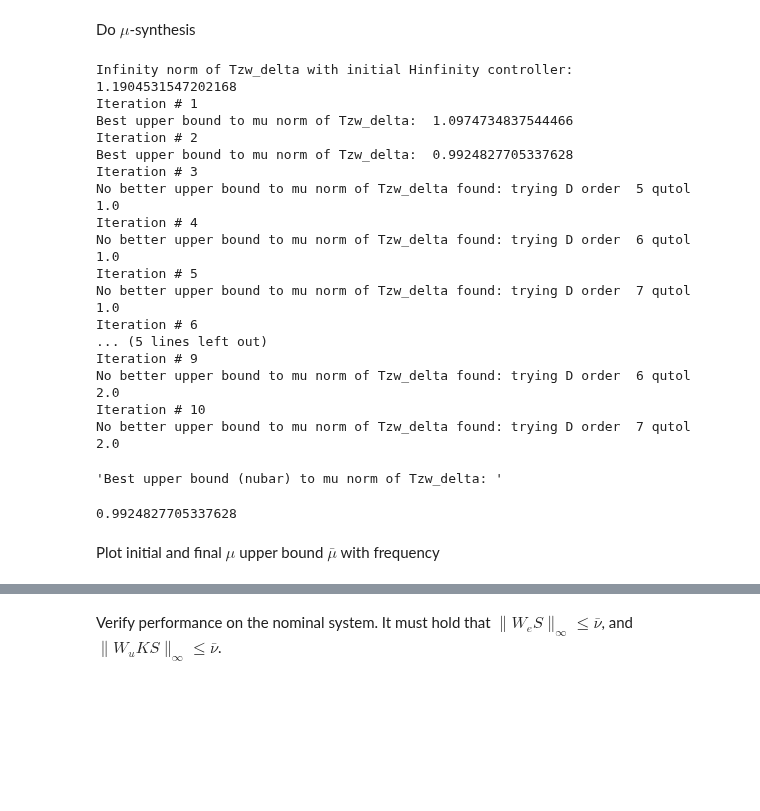
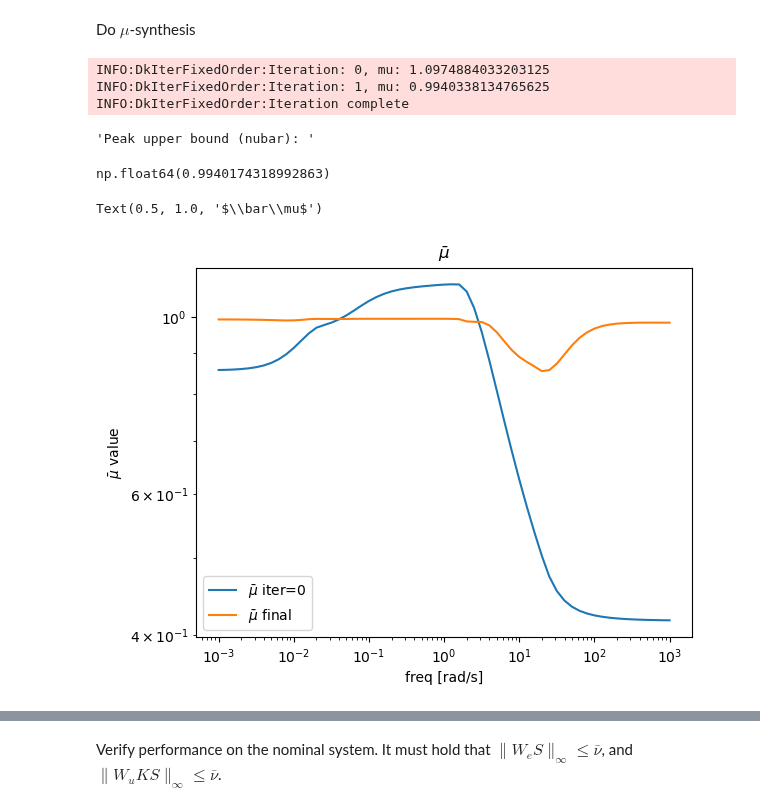
Before and after one commit to giannibi/rpc-scripts, a Jupyter notebook: examples/Part5/04 robust_performance_3.ipynb, the cells around one changed output, grey strips where cells are left out. Saved outputs shown, nothing was run; the diff lists cells and outputs as text; code cells hidden in the pictures; blank space fills up the shorter version.

```diff
--- a/examples/Part5/04 robust_performance_3.ipynb
+++ b/examples/Part5/04 robust_performance_3.ipynb
@@ -129,37 +132,53 @@ Do $\mu$-synthesis
 # %%
 # Controller I/O sizes
 f = 2
 
 # Extended uncertainty structure: two 2x2 uncertainty blocks and a 4x4 performance block
 nblock = np.array([2,2,4])
+structure = np.array([[2,2],[2,2],[4,4]])
 # This has to be == 2 (complex uncertainty) for each block (other values are not implemented)
 itype = np.array([2,2,2])
 
-# Do mu-synthesis via D-K iteration
+# Do mu-synthesis via D-K iteration (old implementation)
 # Note that we enforce reduction on the closed loop of each iteration. If we don't, numerical problems arise
 # for this problem instance
-K, best_nubar, init_mubar, best_mubar, gamma = rb.musyn(G, f, nblock, itype, omega)
+#K, best_nubar, init_mubar, best_mubar, gamma = rb.musyn(G, f, nblock, itype, omega)
 
-display("Best upper bound (nubar) to mu norm of Tzw_delta: ", best_nubar)
+# Do mu-synthesis using dkpy
+logging.basicConfig(level=logging.INFO)
+
+# Number of iterations
+numiter = 1
+
+# Do D-K iteration
+K, best_nubar, iter_results = rb.musyn_dkpy(G, f, f, structure, omega, order=4, numiter=numiter)
+
+# Close the loop and evaluate the mu upper bound for the obtained controller
+K.input_labels = ['y[0]','y[1]']
+K.output_labels = ['u[0]','u[1]']
+
+M = ct.interconnect([P, K, Wi1, Wi2, We, Wu, sumdelta1, sumdelta2, fbk, Wd],
+                    inputs=['wdelta1[0]','wdelta1[1]','wdelta2[0]','wdelta2[1]','w1[0]','w1[1]','w2[0]','w2[1]'],
+                    outputs=['zdelta1[0]','zdelta1[1]','zdelta2[0]','zdelta2[1]','z1[0]','z1[1]','z2[0]','z2[1]'])
+
+# Compute mu upper bound and its maximum over frequency
+mubound, nubar = rb.mucomp(M, nblock, itype, omega)
+display("Peak upper bound (nubar): ", nubar)
+
+# Display the mu upper bound achieved throughout the iterations and the final one
+for i in range(numiter):
+    plt.loglog(omega, iter_results[i].mu_omega, label=r'$\bar \mu$ iter=%d' % i)
+plt.loglog(omega, mubound, label=r'$\bar \mu$ final')
+
+plt.ylabel(r'$\bar\mu$ value')
+plt.xlabel('freq [rad/s]')
+plt.legend()
+plt.title(r'$\bar\mu$')
 # %% [output]
-Infinity norm of Tzw_delta with initial Hinfinity controller:  1.1904531547202168
-Iteration # 1
-Best upper bound to mu norm of Tzw_delta:  1.0974734837544466
-Iteration # 2
-Best upper bound to mu norm of Tzw_delta:  0.9924827705337628
-Iteration # 3
-No better upper bound to mu norm of Tzw_delta found: trying D order  5 qutol  1.0
-Iteration # 4
-No better upper bound to mu norm of Tzw_delta found: trying D order  6 qutol  1.0
-Iteration # 5
-No better upper bound to mu norm of Tzw_delta found: trying D order  7 qutol  1.0
-Iteration # 6
-... (5 lines left out)
-Iteration # 9
-No better upper bound to mu norm of Tzw_delta found: trying D order  6 qutol  2.0
-Iteration # 10
-No better upper bound to mu norm of Tzw_delta found: trying D order  7 qutol  2.0
+INFO:DkIterFixedOrder:Iteration: 0, mu: 1.0974884033203125
+INFO:DkIterFixedOrder:Iteration: 1, mu: 0.9940338134765625
+INFO:DkIterFixedOrder:Iteration complete
-'Best upper bound (nubar) to mu norm of Tzw_delta: '
+'Peak upper bound (nubar): '
-0.9924827705337628
+np.float64(0.9940174318992863)
+Text(0.5, 1.0, '$\\bar\\mu$')
+[figure, added]
-# %% [markdown]
-Plot initial and final $\mu$ upper bound $\bar\mu$ with frequency
```
Also changed, not shown: parts of 6 cells of this notebook, 3 other files.
